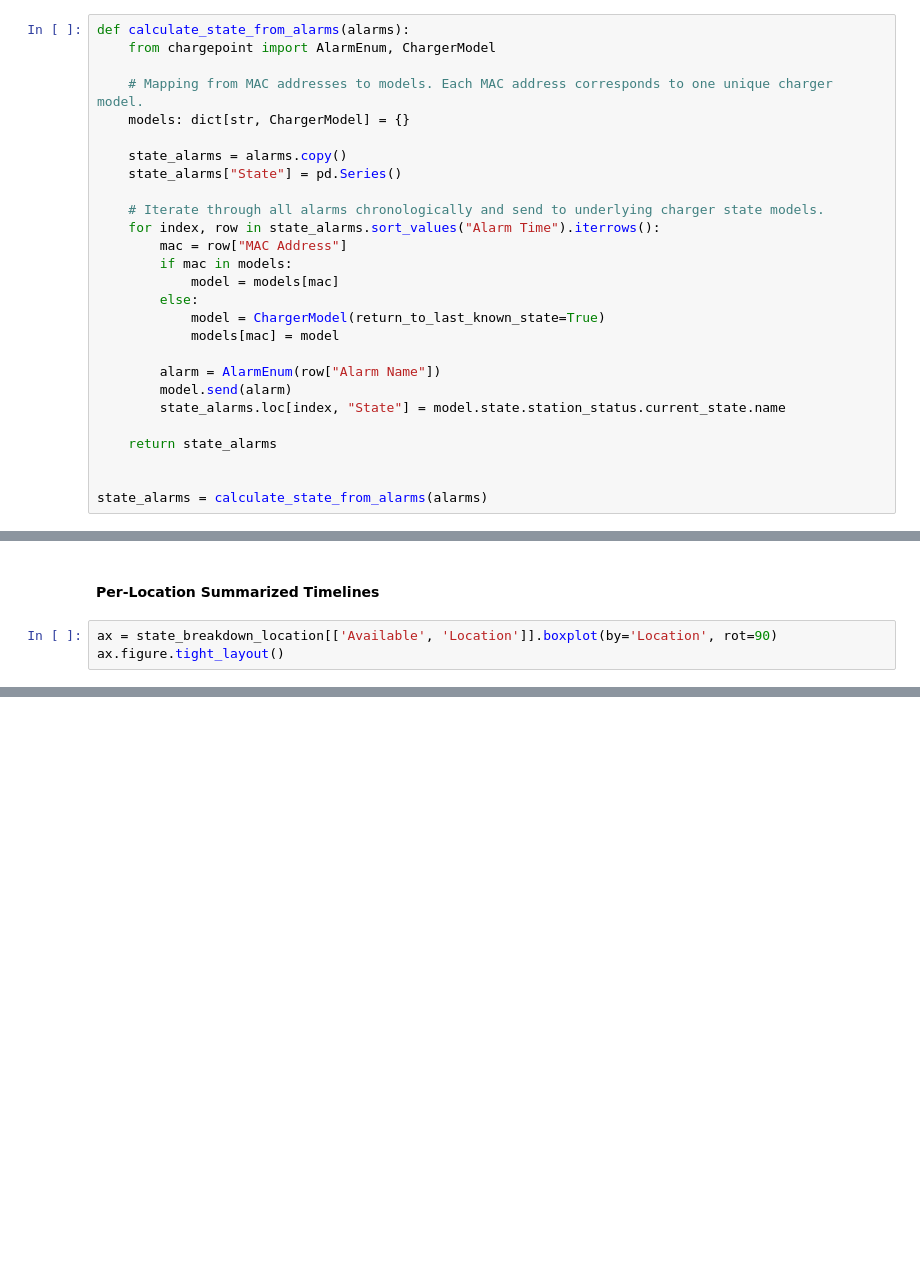
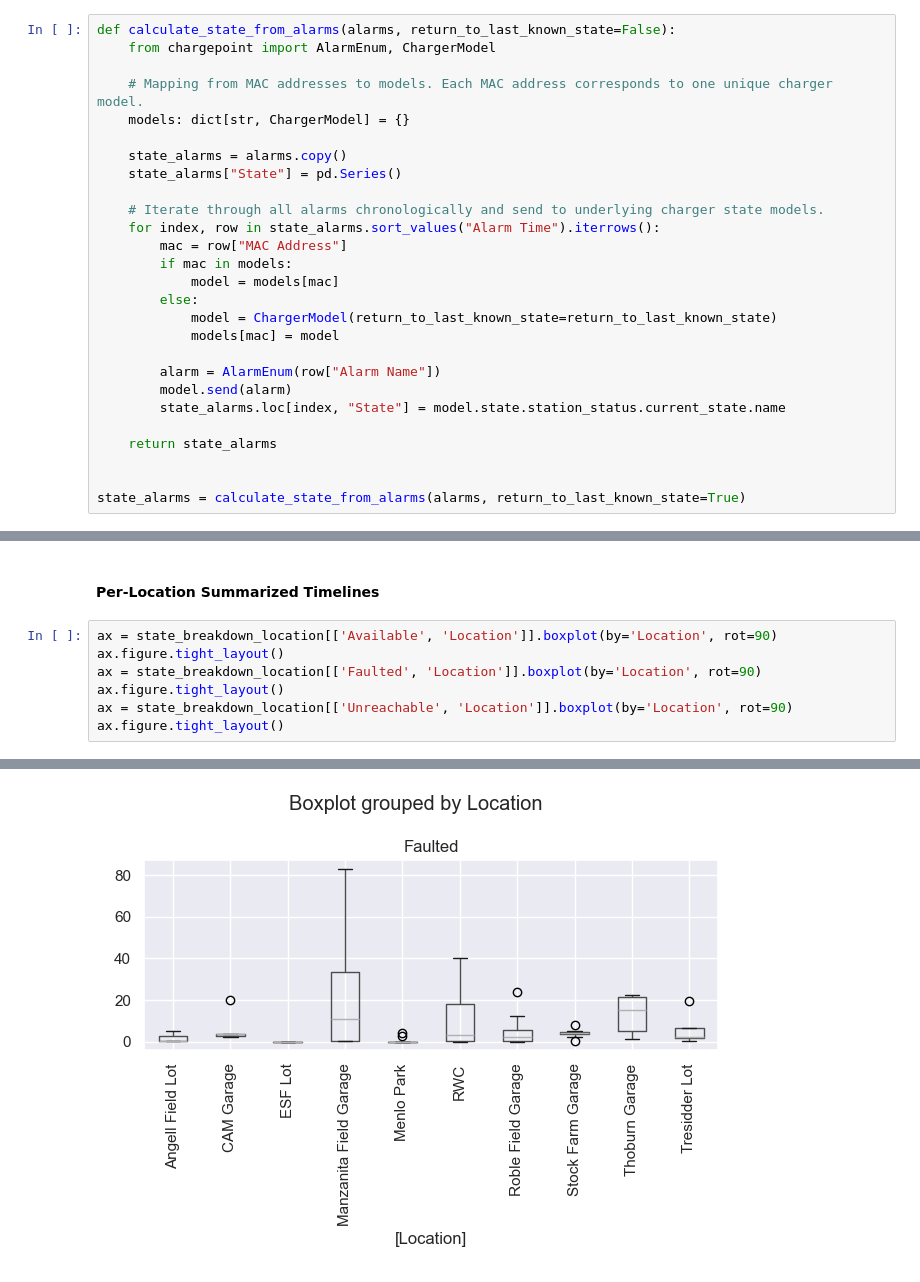
Before and after one commit to b-dagostino/charger-reliability, a Jupyter notebook: notebooks/bdag.ipynb, the cells around one changed output, grey strips where cells are left out. Cells and saved outputs as stored; diff of their text form; blank space fills up the shorter version.

```diff
--- a/notebooks/bdag.ipynb
+++ b/notebooks/bdag.ipynb
@@ -138,7 +220,7 @@ ax.grid()
 # %% [markdown]
 ### **Charger State Model**
 # %%
-def calculate_state_from_alarms(alarms):
+def calculate_state_from_alarms(alarms, return_to_last_known_state=False):
     from chargepoint import AlarmEnum, ChargerModel
 
     # Mapping from MAC addresses to models. Each MAC address corresponds to one unique charger model.
@@ -153,7 +235,7 @@ def calculate_state_from_alarms(alarms):
         if mac in models:
             model = models[mac]
         else:
-            model = ChargerModel(return_to_last_known_state=True)
+            model = ChargerModel(return_to_last_known_state=return_to_last_known_state)
             models[mac] = model
 
         alarm = AlarmEnum(row["Alarm Name"])
@@ -163,6 +245,6 @@ def calculate_state_from_alarms(alarms):
     return state_alarms
 
 
-state_alarms = calculate_state_from_alarms(alarms)
+state_alarms = calculate_state_from_alarms(alarms, return_to_last_known_state=True)
 # %%
 state_alarms
@@ -521,5 +776,10 @@ display(location_summary)
 # %%
 ax = state_breakdown_location[['Available', 'Location']].boxplot(by='Location', rot=90)
 ax.figure.tight_layout()
+ax = state_breakdown_location[['Faulted', 'Location']].boxplot(by='Location', rot=90)
+ax.figure.tight_layout()
+ax = state_breakdown_location[['Unreachable', 'Location']].boxplot(by='Location', rot=90)
+ax.figure.tight_layout()
 # %% [output]
 [figure]
+[figure, added]
```
Also changed, not shown: parts of 17 cells of this notebook.
